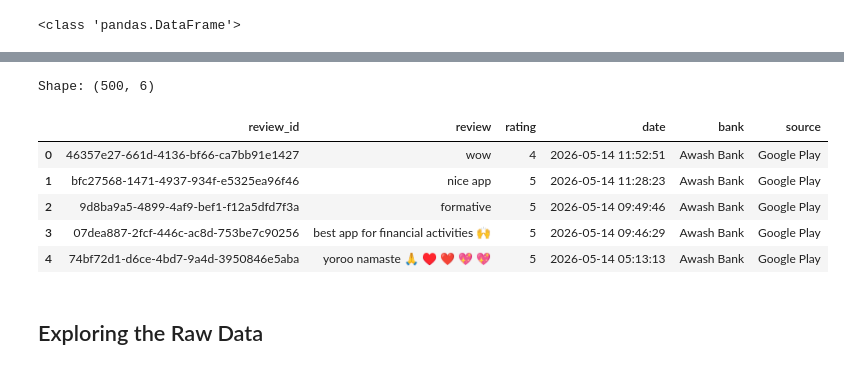
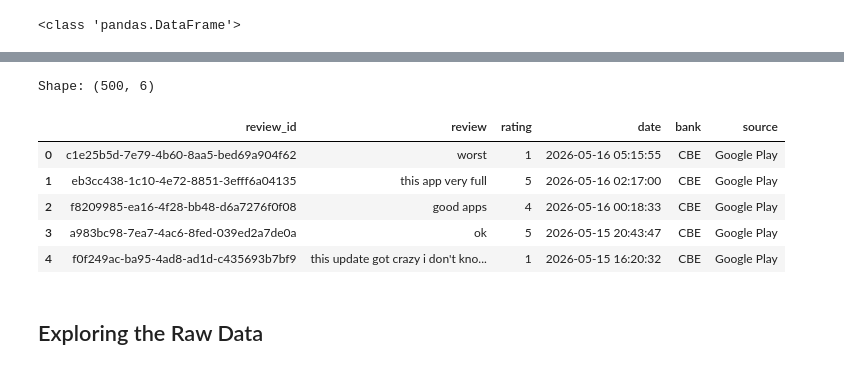
Before and after one commit to Rakeb-sys/fintech-review-analytics, a Jupyter notebook: notebooks/cbe_eda.ipynb, the cells around one changed output, grey strips where cells are left out. Cells and saved outputs as stored; diff of their text form; code cells hidden in the pictures.

```diff
--- a/notebooks/cbe_eda.ipynb
+++ b/notebooks/cbe_eda.ipynb
@@ -125,30 +159,30 @@ First raw review (sample):
 # %%
 # Step 3: Extract only the columns we need
 raw_data = []
 
 for r in df_reviews.itertuples():
     raw_data.append({
         'review_id': r.reviewId,
         'review'   : r.content,
         'rating'   : r.score,
         'date'     : r.at,
-        'bank'     : 'Awash Bank',
+        'bank'     : bank,
         'source'   : 'Google Play'
     })
 
 # Build a DataFrame
 df_raw = pd.DataFrame(raw_data)
 
 print(f"Shape: {df_raw.shape}")
 df_raw.head()
 # %% [output]
 Shape: (500, 6)
 |  | review_id | review | rating | date | bank | source |
-| 0 | 46357e27-661d-4136-bf66-ca7bb91e1427 | wow | 4 | 2026-05-14 11:52:51 | Awash Bank | Google Play |
-| 1 | bfc27568-1471-4937-934f-e5325ea96f46 | nice app | 5 | 2026-05-14 11:28:23 | Awash Bank | Google Play |
-| 2 | 9d8ba9a5-4899-4af9-bef1-f12a5dfd7f3a | formative | 5 | 2026-05-14 09:49:46 | Awash Bank | Google Play |
-| 3 | 07dea887-2fcf-446c-ac8d-753be7c90256 | best app for financial activities 🙌 | 5 | 2026-05-14 09:46:29 | Awash Bank | Google Play |
-| 4 | 74bf72d1-d6ce-4bd7-9a4d-3950846e5aba | yoroo namaste 🙏 ♥️ ❤️ 💖 💖 | 5 | 2026-05-14 05:13:13 | Awash Bank | Google Play |
+| 0 | c1e25b5d-7e79-4b60-8aa5-bed69a904f62 | worst | 1 | 2026-05-16 05:15:55 | CBE | Google Play |
+| 1 | eb3cc438-1c10-4e72-8851-3efff6a04135 | this app very full | 5 | 2026-05-16 02:17:00 | CBE | Google Play |
+| 2 | f8209985-ea16-4f28-bb48-d6a7276f0f08 | good apps | 4 | 2026-05-16 00:18:33 | CBE | Google Play |
+| 3 | a983bc98-7ea7-4ac6-8fed-039ed2a7de0a | ok | 5 | 2026-05-15 20:43:47 | CBE | Google Play |
+| 4 | f0f249ac-ba95-4ad8-ad1d-c435693b7bf9 | this update got crazy i don't kno... | 1 | 2026-05-15 16:20:32 | CBE | Google Play |
 # %% [markdown]
 ## Exploring the Raw Data
 # %%
```
Also changed, not shown: parts of 22 cells of this notebook, 5 other files.
